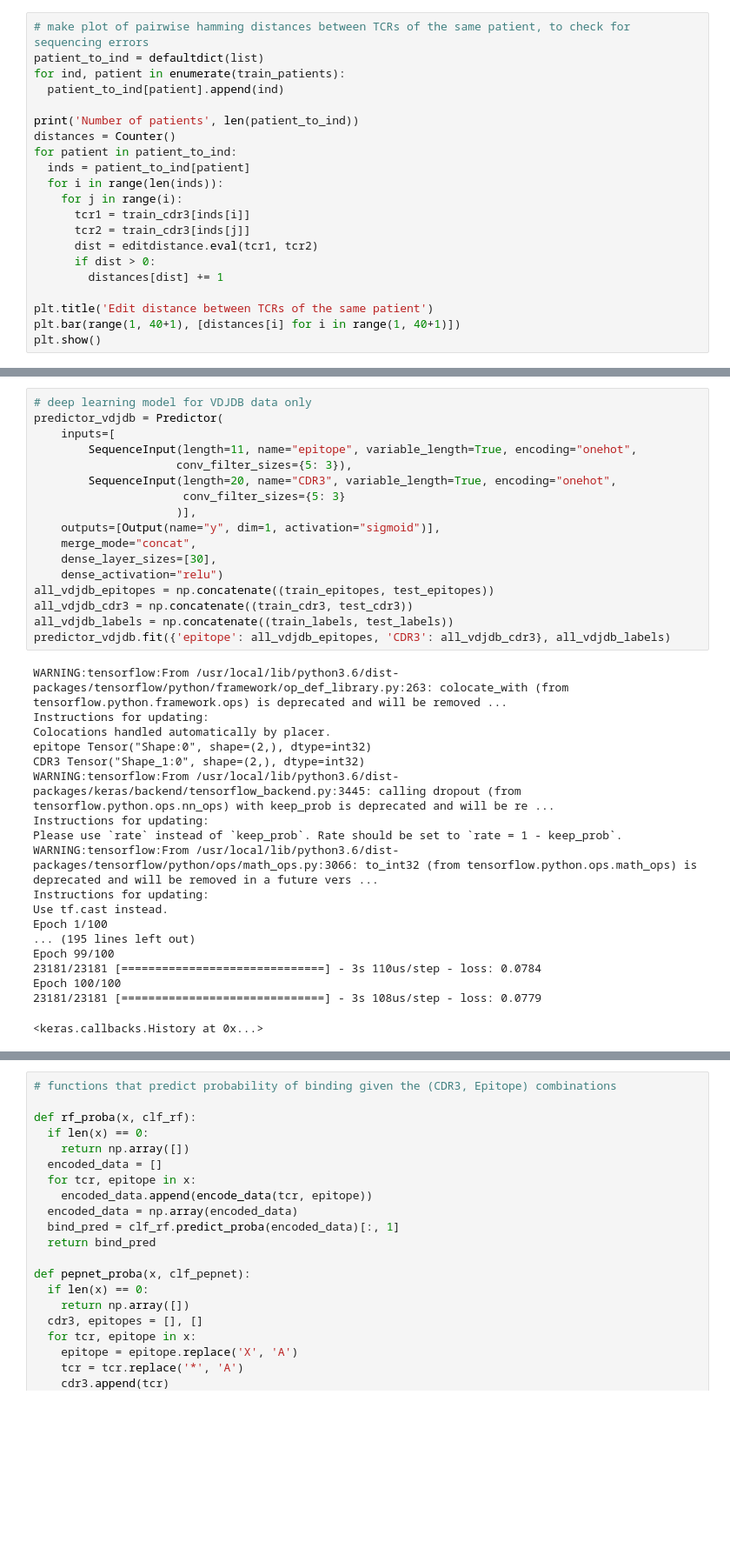
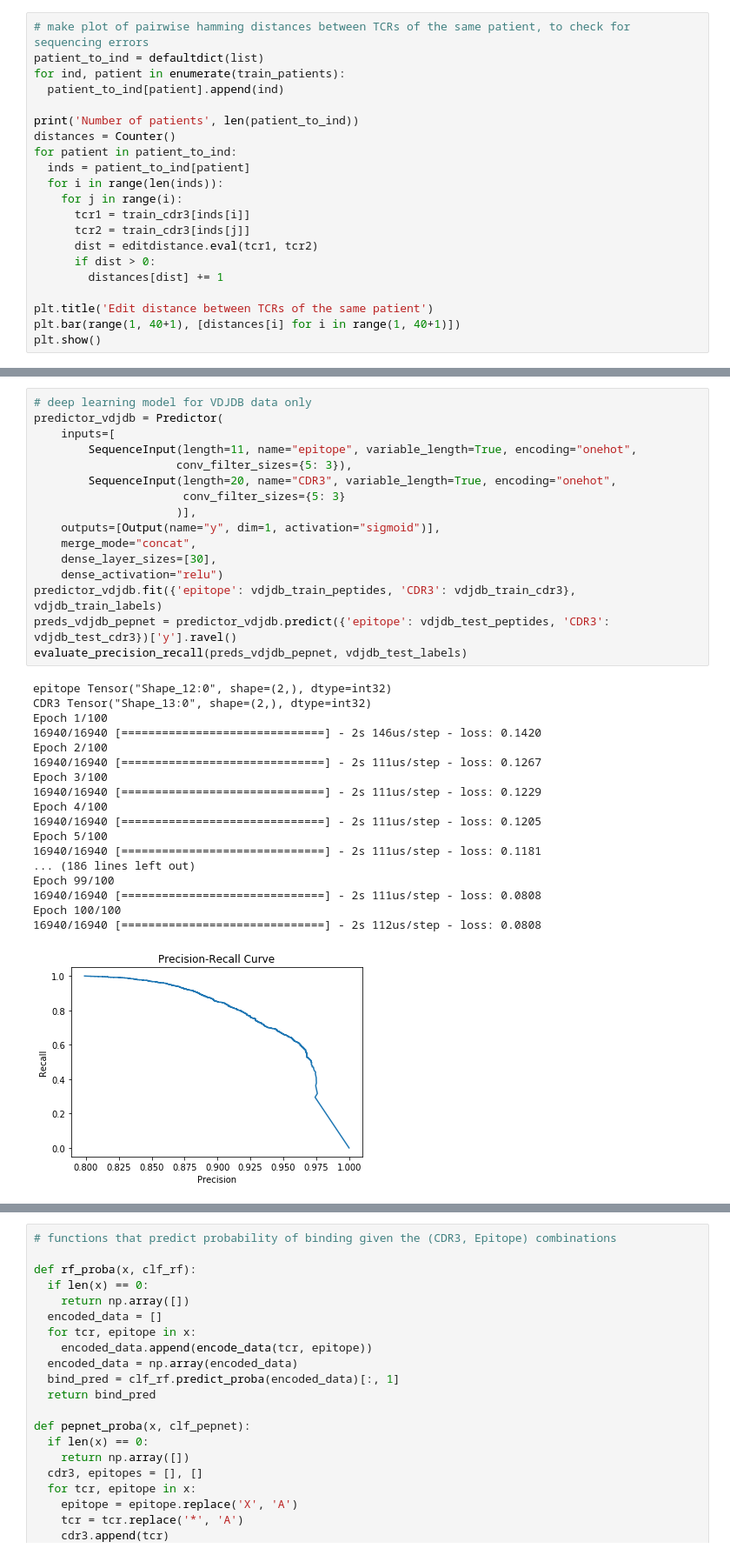
Before and after one commit to alexanderwhatley/TCR-Pathogen-Identification, a Jupyter notebook: benchmark_methods.ipynb, the cells around one changed output, grey strips where cells are left out. Shown: that part at 87% size. Cells and saved outputs as stored; diff of their text form; blank space fills up the shorter version.

```diff
--- a/benchmark_methods.ipynb
+++ b/benchmark_methods.ipynb
@@ -480,36 +394,35 @@ print('AUC score for ensemble', roc_auc_score(test_labels, ensemble_pred))
 # %%
 # deep learning model for VDJDB data only
 predictor_vdjdb = Predictor(
     inputs=[
         SequenceInput(length=11, name="epitope", variable_length=True, encoding="onehot",
                      conv_filter_sizes={5: 3}),
         SequenceInput(length=20, name="CDR3", variable_length=True, encoding="onehot",
                       conv_filter_sizes={5: 3}
                      )],
     outputs=[Output(name="y", dim=1, activation="sigmoid")],
     merge_mode="concat",
     dense_layer_sizes=[30],
     dense_activation="relu")
-all_vdjdb_epitopes = np.concatenate((train_epitopes, test_epitopes))
-all_vdjdb_cdr3 = np.concatenate((train_cdr3, test_cdr3))
-all_vdjdb_labels = np.concatenate((train_labels, test_labels))
-predictor_vdjdb.fit({'epitope': all_vdjdb_epitopes, 'CDR3': all_vdjdb_cdr3}, all_vdjdb_labels)
+predictor_vdjdb.fit({'epitope': vdjdb_train_peptides, 'CDR3': vdjdb_train_cdr3}, vdjdb_train_labels)
+preds_vdjdb_pepnet = predictor_vdjdb.predict({'epitope': vdjdb_test_peptides, 'CDR3': vdjdb_test_cdr3})['y'].ravel()
+evaluate_precision_recall(preds_vdjdb_pepnet, vdjdb_test_labels)
 # %% [output]
-WARNING:tensorflow:From /usr/local/lib/python3.6/dist-packages/tensorflow/python/framework/op_def_library.py:263: colocate_with (from tensorflow.python.framework.ops) is deprecated and will be removed ...
-Instructions for updating:
-Colocations handled automatically by placer.
-epitope Tensor("Shape:0", shape=(2,), dtype=int32)
-CDR3 Tensor("Shape_1:0", shape=(2,), dtype=int32)
-WARNING:tensorflow:From /usr/local/lib/python3.6/dist-packages/keras/backend/tensorflow_backend.py:3445: calling dropout (from tensorflow.python.ops.nn_ops) with keep_prob is deprecated and will be re ...
-Instructions for updating:
-Please use `rate` instead of `keep_prob`. Rate should be set to `rate = 1 - keep_prob`.
-WARNING:tensorflow:From /usr/local/lib/python3.6/dist-packages/tensorflow/python/ops/math_ops.py:3066: to_int32 (from tensorflow.python.ops.math_ops) is deprecated and will be removed in a future vers ...
-Instructions for updating:
-Use tf.cast instead.
+epitope Tensor("Shape_12:0", shape=(2,), dtype=int32)
+CDR3 Tensor("Shape_13:0", shape=(2,), dtype=int32)
 Epoch 1/100
-... (195 lines left out)
+16940/16940 [==============================] - 2s 146us/step - loss: 0.1420
+Epoch 2/100
+16940/16940 [==============================] - 2s 111us/step - loss: 0.1267
+Epoch 3/100
+16940/16940 [==============================] - 2s 111us/step - loss: 0.1229
+Epoch 4/100
+16940/16940 [==============================] - 2s 111us/step - loss: 0.1205
+Epoch 5/100
+16940/16940 [==============================] - 2s 111us/step - loss: 0.1181
+... (186 lines left out)
 Epoch 99/100
-23181/23181 [==============================] - 3s 110us/step - loss: 0.0784
+16940/16940 [==============================] - 2s 111us/step - loss: 0.0808
 Epoch 100/100
-23181/23181 [==============================] - 3s 108us/step - loss: 0.0779
+16940/16940 [==============================] - 2s 112us/step - loss: 0.0808
-<keras.callbacks.History at 0x...>
+[figure, added]
```
Also changed, not shown: parts of 26 cells of this notebook.
